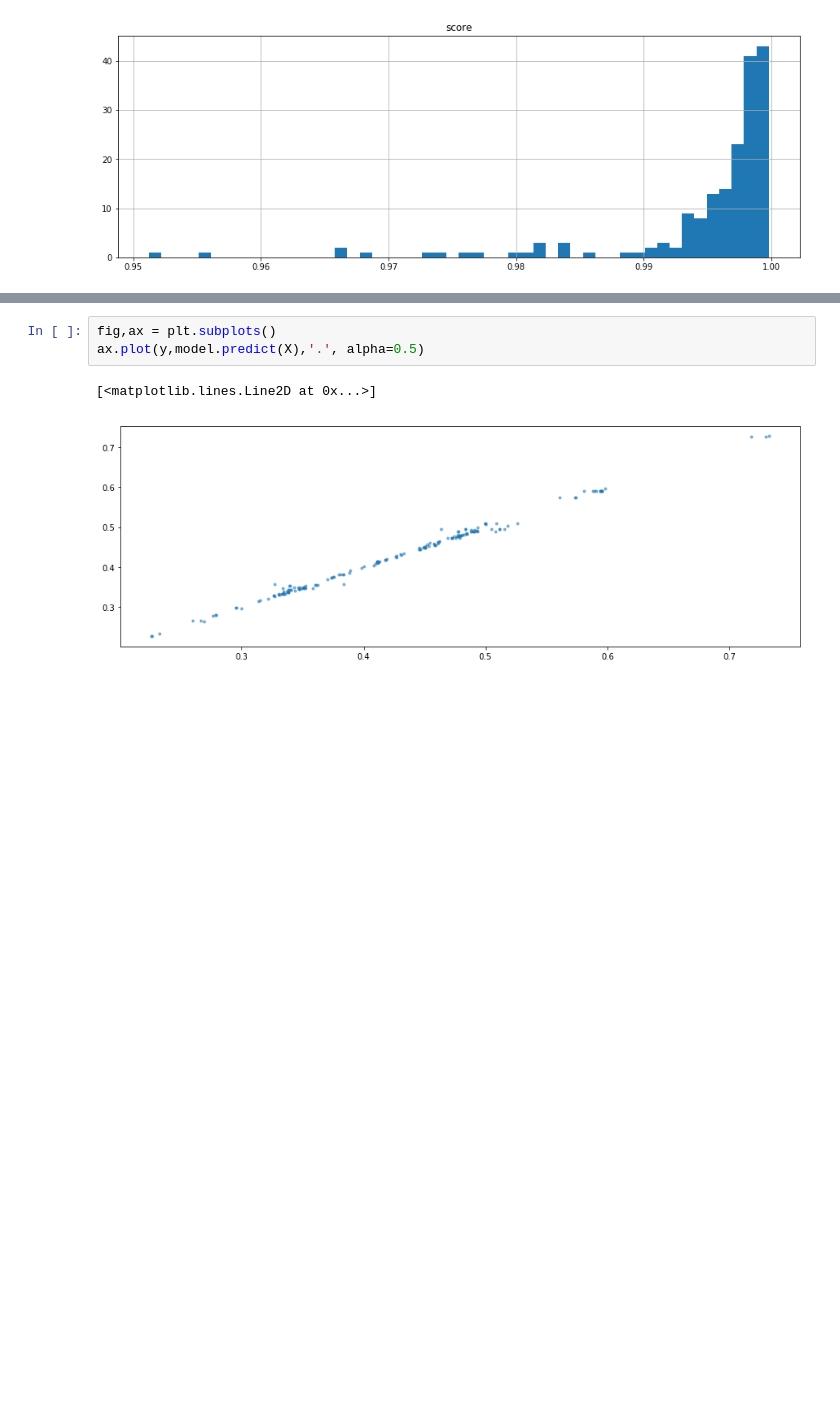
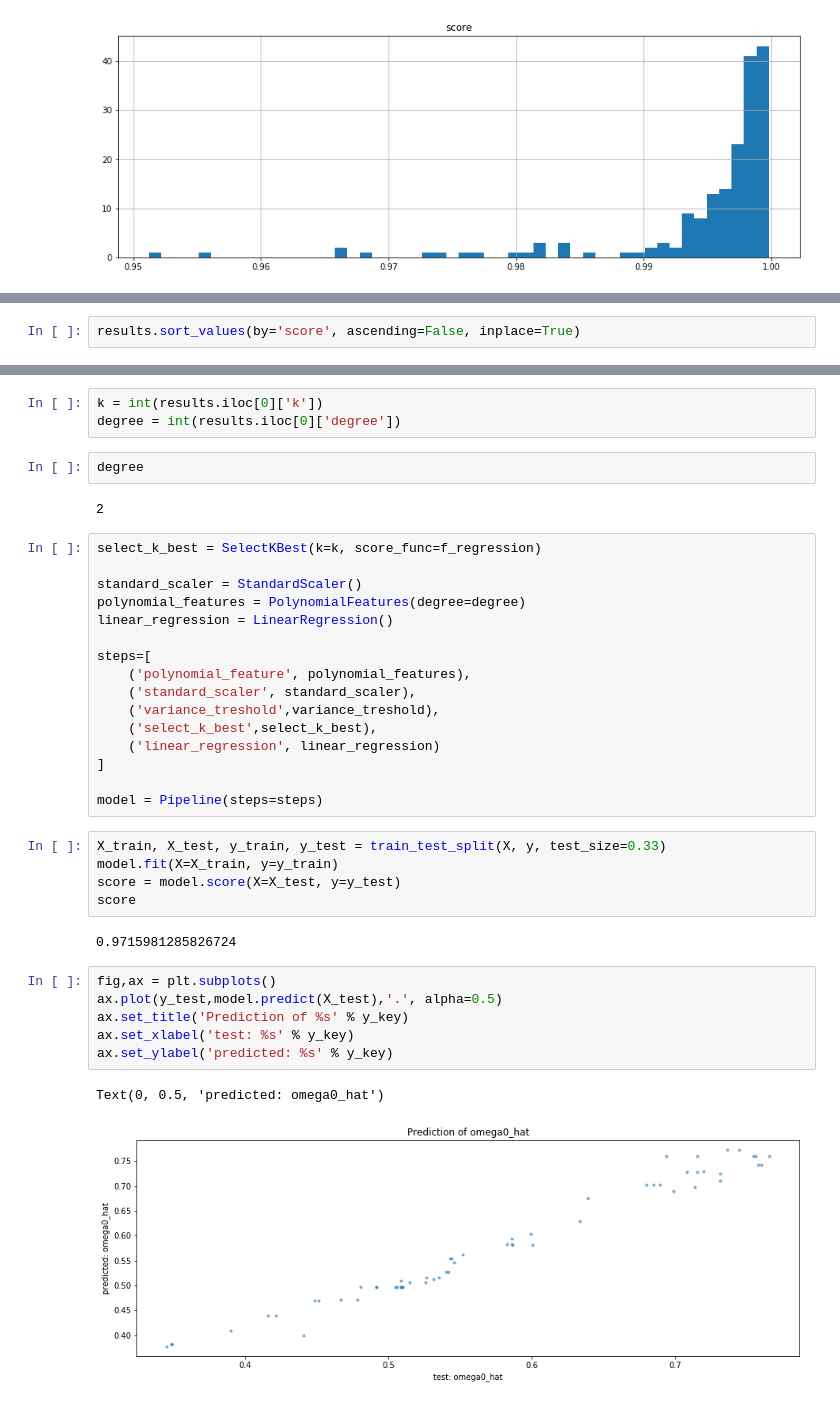
Before and after one commit to martinlarsalbert/rolldecay, a Jupyter notebook: notebooks/rolldecay/05_new_method/01.1_maa_mdl_regression.ipynb, the cells around one changed output, grey strips where cells are left out. Cells and saved outputs as stored; diff of their text form; blank space fills up the shorter version.

Commit message:
Run a regression of omega0 that gave ok results.

```diff
--- a/notebooks/rolldecay/05_new_method/01.1_maa_mdl_regression.ipynb
+++ b/notebooks/rolldecay/05_new_method/01.1_maa_mdl_regression.ipynb
@@ -328,0 +469,2 @@ model.score(X=X, y=y)
+# %%
+results.sort_values(by='score', ascending=False, inplace=True)
@@ -329,6 +480,39 @@ model.score(X=X, y=y)
+# %%
+k = int(results.iloc[0]['k'])
+degree = int(results.iloc[0]['degree'])
+# %%
+degree
+# %% [output]
+2
+# %%
+select_k_best = SelectKBest(k=k, score_func=f_regression)
+
+standard_scaler = StandardScaler()
+polynomial_features = PolynomialFeatures(degree=degree)
+linear_regression = LinearRegression()
+
+steps=[
+    ('polynomial_feature', polynomial_features),
+    ('standard_scaler', standard_scaler),
+    ('variance_treshold',variance_treshold),
+    ('select_k_best',select_k_best),
+    ('linear_regression', linear_regression)
+]
+
+model = Pipeline(steps=steps)
+# %%
+X_train, X_test, y_train, y_test = train_test_split(X, y, test_size=0.33)
+model.fit(X=X_train, y=y_train)
+score = model.score(X=X_test, y=y_test)
+score
+# %% [output]
+0.9715981285826724
 # %%
 fig,ax = plt.subplots()
-ax.plot(y,model.predict(X),'.', alpha=0.5)
+ax.plot(y_test,model.predict(X_test),'.', alpha=0.5)
+ax.set_title('Prediction of %s' % y_key)
+ax.set_xlabel('test: %s' % y_key)
+ax.set_ylabel('predicted: %s' % y_key)
 # %% [output]
-[<matplotlib.lines.Line2D at 0x...>]
+Text(0, 0.5, 'predicted: omega0_hat')
-[figure, old version]
+[figure, new version]
```
Also changed, not shown: parts of 30 cells of this notebook, 2 other files.
